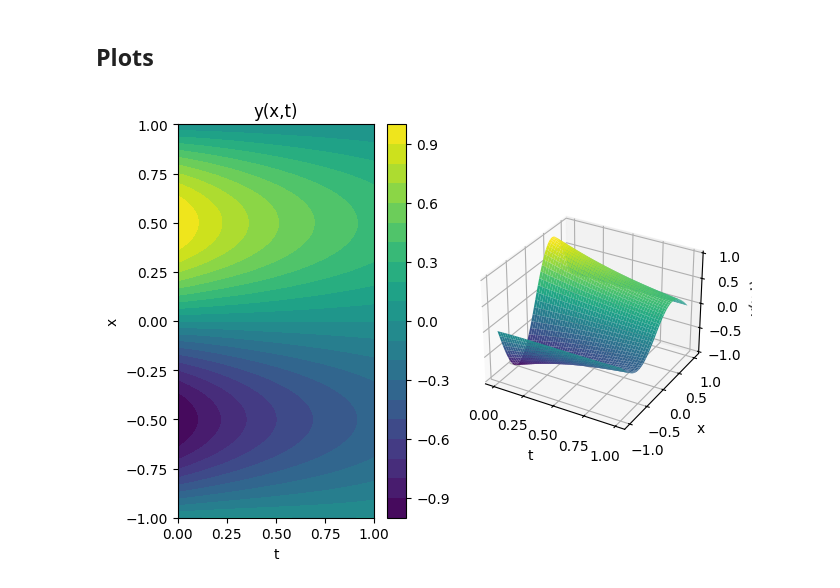
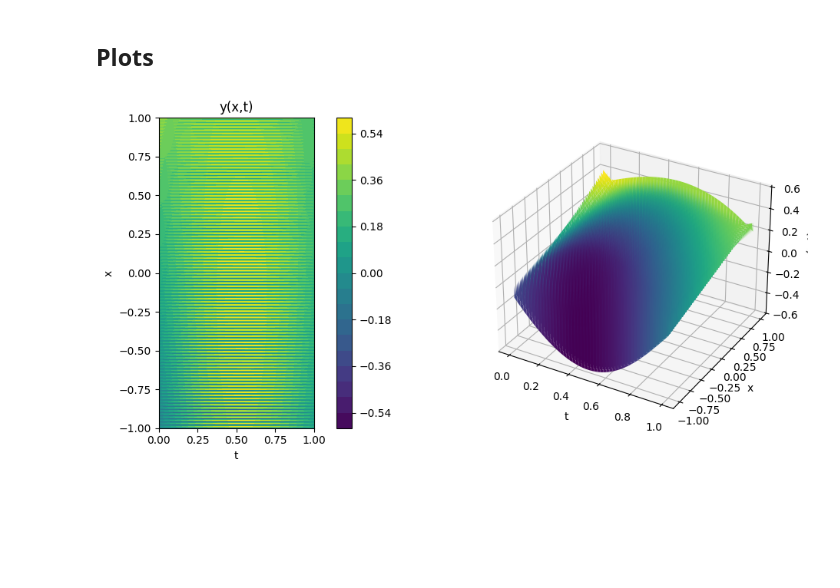
Before and after one commit to EladMichael/neuromancer, a Jupyter notebook: examples/neural_operators/Part_3_DeepONet_DiffusionEquation.ipynb, the cells around one changed output. Saved outputs shown, nothing was run; the diff lists cells and outputs as text; code cells hidden in the pictures; blank space fills up the shorter version.

Commit message:
Diffusion example with DeepONet that trains, but produces garbage results

```diff
--- a/examples/neural_operators/Part_3_DeepONet_DiffusionEquation.ipynb
+++ b/examples/neural_operators/Part_3_DeepONet_DiffusionEquation.ipynb
@@ -494,0 +510,13 @@ con_2 = scaling * (y_hat >= ymin) ^ 2
+# %%
+from neuromancer.system import Node
+# from neuromancer.modules.operators import DeepXDEDataWrapper
+
+dde_DeepOnet_wrapped = DeepONetBatchWrapper(dde_DeepOnet)
+
+node_dde_deeponet = Node(
+    dde_DeepOnet_wrapped,
+    ["branch_inputs", "trunk_inputs"],
+    ["g"],
+    name="dde_DeepOnet",
+)
+print(node_dde_deeponet)
@@ -501,26 +574,10 @@ We use stochastic gradient descent to optimize the parameters $\theta$ of the ne
-# %%
-from neuromancer.loss import PenaltyLoss
-from neuromancer.problem import Problem
-
-# create Neuromancer optimization loss
-pinn_loss = PenaltyLoss(objectives=[ell_f, ell_u], constraints=[con_1, con_2])
-
-# construct the PINN optimization problem
-problem = Problem(
-    nodes=[pde_net],  # list of nodes (neural nets) to be optimized
-    loss=pinn_loss,  # physics-informed loss function
-    grad_inference=True,  # argument for allowing computation of gradients at the inference time)
-)
-
-# Visualize the problem graph. Note: must have graphviz installed in the system
-# problem.show()
 # %% [markdown]
 ### Construct Trainer and solve the problem
 # %%
 from neuromancer.trainer import Trainer
 
 optimizer = torch.optim.Adam(problem.parameters(), lr=0.001)
-epochs = 5000
+epochs = 500
 
 #  Neuromancer trainer
 trainer = Trainer(
@@ -528,7 +585,7 @@ trainer = Trainer(
     train_loader,
     optimizer=optimizer,
     epochs=epochs,
-    epoch_verbose=200,
+    epoch_verbose=10,
     train_metric="train_loss",
     dev_metric="train_loss",
     eval_metric="train_loss",
@@ -564,16 +621,16 @@ epoch: 4800  train_loss: 0.01368297915905714
 ## Plots
 # %%
 # evaluate trained PINN on test data
-PINN = problem.nodes[0].cpu()
-y1 = PINN(test_data.datadict)["y_hat"]
+fno_out = problem.nodes[0].to(device)
+y1 = fno_out(deeponet_test.datadict)["g"]
 
-# arrange data for plotting
-y_pinn = y1.reshape(shape=[100, 200]).transpose(1, 0).detach().cpu()
+# arrange data for plotting on the test grid
+y_fno = y1.reshape(shape=[200, 100]).detach().cpu()
 # %%
 # plot PINN solution
-plot3D(X, T, y_pinn)
+plot3D(X, T, y_fno)
 # %% [output]
-[figure, old version]
+[figure, new version]
 # %%
 # plot exact PDE solution
 plot3D(X, T, y_real)
```
Also changed, not shown: parts of 39 cells of this notebook.
